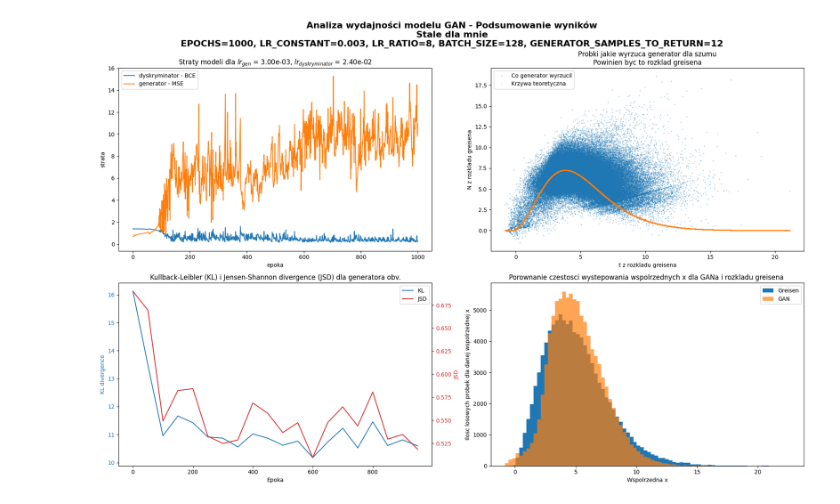
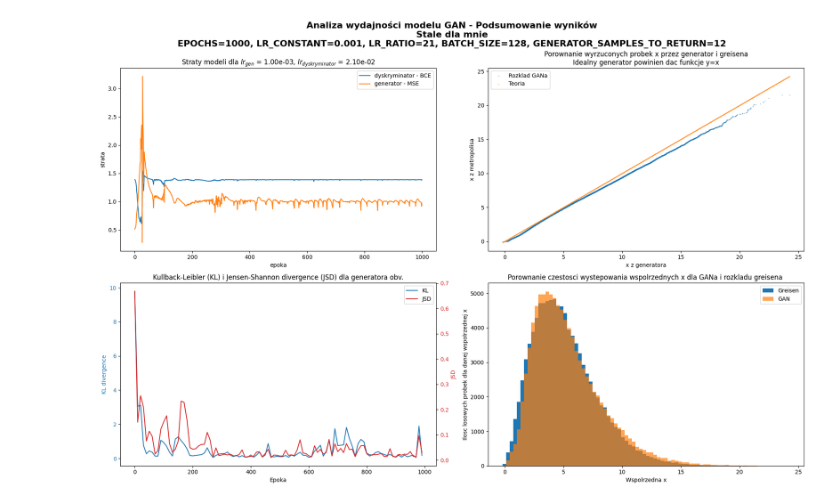
Before and after one commit to kluski777/PraktykiGAN, a Jupyter notebook: GAN.ipynb, the cells around one changed output. Drawn from its saved outputs; the diff is of its cells as text; code cells hidden in the pictures.

Commit message:
Udalo sie znalezc jakies minimum

```diff
--- a/GAN.ipynb
+++ b/GAN.ipynb
@@ -109,16 +110,17 @@ def plot_basic_stats(generator_losses, discriminator_losses, KL, JSD, EPOCHS_TO_
 
     # Wykres 2: Próbki generatora
     noise = torch.randn(size=(100_000 // GENERATOR_SAMPLES_TO_RETURN, 128)).cuda()
-    output = generator.layers(noise).cpu().detach().numpy().reshape(-1, 2)
-    x, y = output[:, 0], output[:, 1]
-    x_krzywa = np.linspace(np.min(x), np.max(x), num=output.shape[0])
-    y_krzywa = greisen(x_krzywa)
-    ax2.set_title('Probki jakie wyrzuca generator dla szumu\nPowinien byc to rozklad greisena')
-    ax2.scatter(x, y, s=0.1, label='Co generator wyrzucil')
-    ax2.scatter(x_krzywa, y_krzywa, s=0.1, label='Krzywa teoretyczna')
+    x = np.sort( generator.layers(noise).cpu().detach().numpy().reshape(-1,) )
+    xs, _ = metropolis_hastings_probing(greisen, length=x.size)
+    xs = np.sort(xs)
+    theory = np.linspace(min(np.min(x), np.min(xs)), max(np.max(x), np.max(xs)), num=1_000)
+
+    ax2.set_title('Porownanie wyrzuconych probek x przez generator i greisena\nIdealny generator powinien dac funkcje y=x')
+    ax2.scatter(x, xs, s=0.1, label='Rozklad GANa')
+    ax2.scatter(theory, theory, s=0.2, label='Teoria')
     ax2.legend()
-    ax2.set_xlabel('t z rozkladu greisena')
-    ax2.set_ylabel('N z rozkladu greisena')
+    ax2.set_xlabel('x z generatora')
+    ax2.set_ylabel('x z metropolisa')
 
     # Wykres 3: KL i JSD
     ax3.set_title('Kullback-Leibler (KL) i Jensen-Shannon divergence (JSD) dla generatora obv.')
@@ -152,7 +154,6 @@ def plot_basic_stats(generator_losses, discriminator_losses, KL, JSD, EPOCHS_TO_
     ax4.set_xlabel('Wspolrzedna x')
     ax4.set_ylabel('Ilosc losowych probek dla danej wspolrzednej x')
 
-    # GŁÓWNY TYTUŁ DLA WSZYSTKICH WYKRESÓW
     plt.suptitle(f'Analiza wydajności modelu GAN - Podsumowanie wyników\nStale dla mnie\n{EPOCHS=}, {LR_CONSTANT=}, {LR_RATIO=}, {BATCH_SIZE=}, {GENERATOR_SAMPLES_TO_RETURN=}' + extra_label,
                 fontsize=16, fontweight='bold', y=0.98)
 
@@ -160,30 +161,30 @@ def plot_basic_stats(generator_losses, discriminator_losses, KL, JSD, EPOCHS_TO_
     plt.savefig(f'./Wykresy/GAN/podsumowanie{extra_label}.jpg')
 # %%
 # Konfiguracja
+torch.manual_seed(42)
+np.random.seed(42)
 EPOCHS = 1_000
-LR_CONSTANT = .3e-2 # defaultowo bylo 2
-LR_RATIO = 8 # LR_DYSKR / LR_GEN
+LR_CONSTANT = 1e-3
+LR_RATIO = 21 # LR_DYSKR / LR_GEN
 BATCH_SIZE = 128
 LATENT_DIM = 128
-EPOCHS_TO_SAVE_KL_JSD = 50
+EPOCHS_TO_SAVE_KL_JSD = 10
 GENERATOR_SAMPLES_TO_RETURN = 12 # dla 1 na pewno dziala w miare gut
 
 generator_losses, discriminator_losses = np.zeros(EPOCHS), np.zeros(EPOCHS)
 KL, JSD = np.zeros(EPOCHS // EPOCHS_TO_SAVE_KL_JSD), np.zeros(EPOCHS // EPOCHS_TO_SAVE_KL_JSD)
 
 generator_layers = [ # bez konwolucji poki co, potem sie doda batchNorm i funkcje aktywacji
-    nn.Linear(LATENT_DIM, 64),  nn.ReLU(),
+    nn.Linear(LATENT_DIM, 128),  nn.ReLU(),
+    nn.Linear(128, 64),          nn.ReLU(),
     nn.Linear(64, 32),          nn.ReLU(),
     nn.Linear(32, 16),          nn.ReLU(),
-    nn.Linear(16, 8),           nn.ReLU(),
-    nn.Linear(8, 4),            nn.ReLU(),
-    nn.Linear(4, 2 * GENERATOR_SAMPLES_TO_RETURN),
-    #! NIE DAWAJ TU ReLU
+    nn.Linear(16, GENERATOR_SAMPLES_TO_RETURN),
 ]
-generator = Generator(generator_layers, LR_CONSTANT, BATCH_SIZE, LATENT_DIM) #! Na e-4 juz sa za male lr-y nieco, dodaj lr schedulera moze szczegolnie na koniec
+generator = Generator(generator_layers, LR_CONSTANT, BATCH_SIZE, LATENT_DIM)
 
-discriminator_layers = [ #! Nie dodawaj sigmoida to sie nie sprawdza
-    nn.Linear(2 * GENERATOR_SAMPLES_TO_RETURN, 64), nn.LeakyReLU(0.2),
+discriminator_layers = [ #! Nie dodawaj sigmoida on juz jest w funkcji straty
+    nn.Linear(GENERATOR_SAMPLES_TO_RETURN, 64), nn.LeakyReLU(0.2),
     nn.Linear(64, 32),  nn.LeakyReLU(0.2),
     nn.Linear(32, 16),  nn.LeakyReLU(0.2),
     nn.Linear(16, 8),   nn.LeakyReLU(0.2),
@@ -197,48 +198,39 @@ discriminator.train()
 
 epoch = 0
 while epoch < EPOCHS:
-    # Dane
     noise = torch.randn(BATCH_SIZE, LATENT_DIM).cuda()
     fake_data = generator.layers(noise).detach()
     fake_np = fake_data.cpu().numpy()
 
-    xs, ys = metropolis_hastings_probing(greisen, length=BATCH_SIZE * GENERATOR_SAMPLES_TO_RETURN)
-    true_data = torch.FloatTensor(np.vstack([xs, ys]).T).cuda().reshape(fake_data.shape)
+    xs, _ = metropolis_hastings_probing(greisen, length=BATCH_SIZE * GENERATOR_SAMPLES_TO_RETURN)
+    true_data = torch.FloatTensor(xs).cuda().reshape(fake_data.shape)
 
     # Trening
-    discriminator_losses[epoch] = discriminator.training_step(true_data, fake_data, 5).item()
+    discriminator_losses[epoch] = discriminator.training_step(true_data, fake_data, 5)
 
     generator.zero_grad()
     fake_data = generator.layers(noise)
     fake_labels = discriminator.layers(fake_data)
     gen_loss = generator.loss(fake_labels, torch.ones_like(fake_labels))
     gen_loss.backward()
+    gen_loss = gen_loss.detach().item()
     generator.optim.step()
-    generator_losses[epoch] = gen_loss.detach().item()
-
-    fake_np = fake_np.reshape(-1, 2) # chce dostac same probki do statystyk x i y
-    true_data = true_data.view(-1, 2)
+    generator_losses[epoch] = gen_loss
 
     if epoch % EPOCHS_TO_SAVE_KL_JSD == 0:
+        true_data = true_data.reshape(-1, 1)
+        fake_np = fake_np.reshape(-1, 1)
         progress = epoch / EPOCHS
-        filled = int(EPOCHS // 100 * progress)
-        bar = '█' * filled + '░' * (EPOCHS // 100 - filled)
+        filled = int(200 * progress)
+        bar = '█' * filled + '░' * (200 - filled)
         print(f'\rTrening [{bar}] {epoch:4d}/{EPOCHS} ({progress*100:5.1f}%)', end='', flush=True)
+
         KL[epoch // EPOCHS_TO_SAVE_KL_JSD], JSD[epoch // EPOCHS_TO_SAVE_KL_JSD] = fast_kl_jsd_2d(true_data.cpu().numpy(), fake_np)
 
-    # Mode collapse check
-    collapsed_samples = np.sum(np.isclose(fake_np[:, 0], 0.0) | np.isclose(fake_np[:, 1], 0.0))
-    if collapsed_samples > int(fake_np[:, 0].size * 0.9): # Jesli 90% poszlo na mode collapse to od nowa
-        print(f'Mode collapse - restart {collapsed_samples / fake_np[:, 0].size * 100 :.2f}% particles has collapsed. On {epoch=}')
+    epoch += 1
 
-        generator = Generator(generator_layers, LR_CONSTANT, BATCH_SIZE, LATENT_DIM)
-        discriminator = Discriminator(discriminator_layers, LR_CONSTANT * LR_RATIO)
-
-        plot_basic_stats(generator_losses, discriminator_losses, KL, JSD, EPOCHS_TO_SAVE_KL_JSD)
-        epoch = 0
-        continue
-
-    epoch += 1
+bar = '█' * 200
+print(f'\rTrening [{bar}] {epoch:4d}/{EPOCHS} ({100:5.1f}%)\n', end='', flush=True)
 
 generator.eval()
 discriminator.eval()
@@ -251,2 +243,2 @@ Trening [█████████░]  950/1000 ( 95.0%)
-[figure, old version]
+[figure, new version]
 # %%
```
Also changed, not shown: parts of 6 cells of this notebook, 7 other files.
